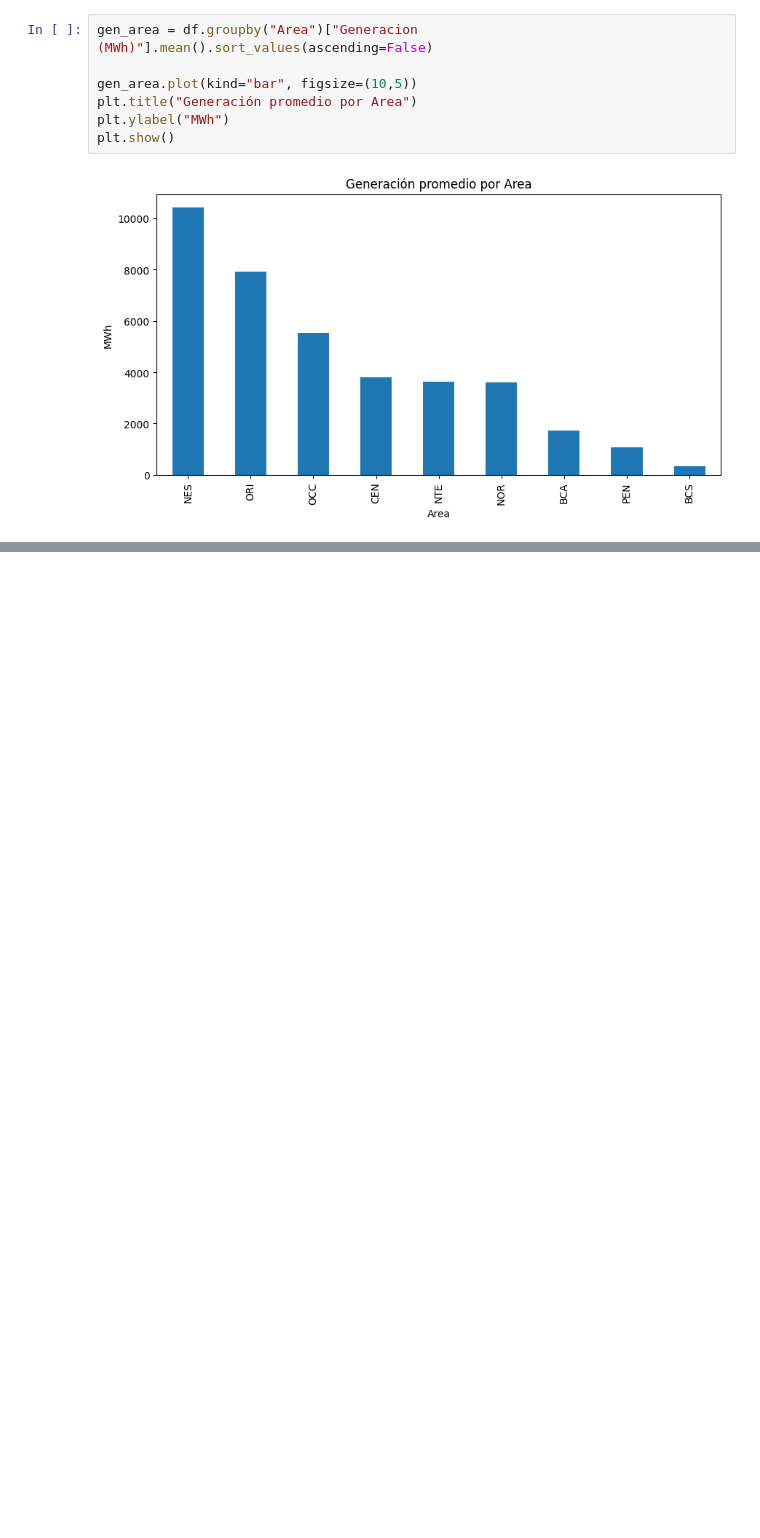
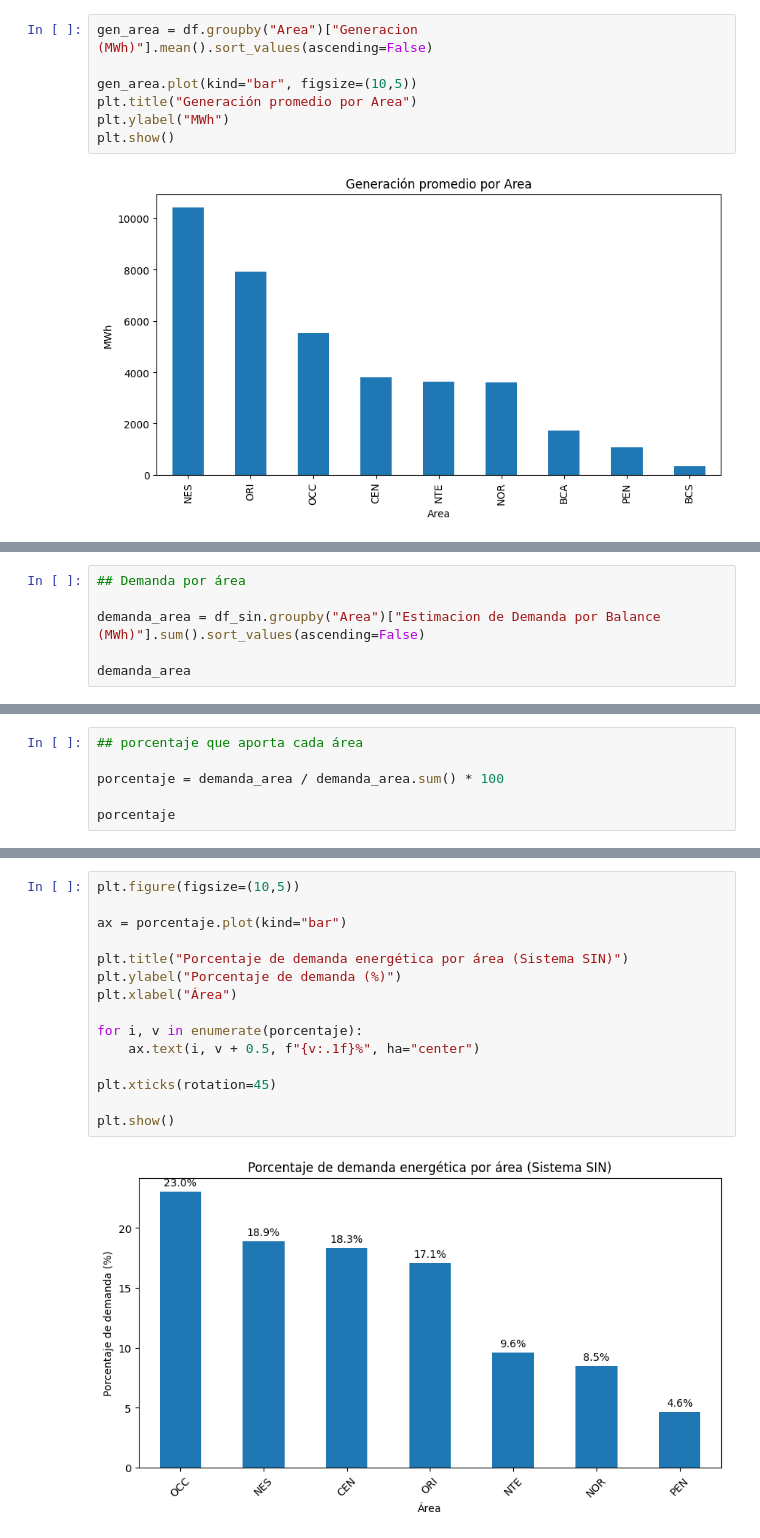
Before and after one commit to UlisesACC/Modelado-Predictivo, a Jupyter notebook: regresion/EDA.ipynb, the cells around one changed output, grey strips where cells are left out. Cells and saved outputs as stored; diff of their text form; blank space fills up the shorter version.

```diff
--- a/regresion/EDA.ipynb
+++ b/regresion/EDA.ipynb
@@ -373,0 +438,6 @@ plt.show()
+# %%
+## Demanda por área
+
+demanda_area = df_sin.groupby("Area")["Estimacion de Demanda por Balance (MWh)"].sum().sort_values(ascending=False)
+
+demanda_area
@@ -373,0 +454,6 @@ plt.show()
+# %%
+## porcentaje que aporta cada área
+
+porcentaje = demanda_area / demanda_area.sum() * 100
+
+porcentaje
@@ -373,0 +470,17 @@ plt.show()
+# %%
+plt.figure(figsize=(10,5))
+
+ax = porcentaje.plot(kind="bar")
+
+plt.title("Porcentaje de demanda energética por área (Sistema SIN)")
+plt.ylabel("Porcentaje de demanda (%)")
+plt.xlabel("Área")
+
+for i, v in enumerate(porcentaje):
+    ax.text(i, v + 0.5, f"{v:.1f}%", ha="center")
+
+plt.xticks(rotation=45)
+
+plt.show()
+# %% [output]
+[figure, added]
```
Also changed, not shown: parts of 9 cells of this notebook, 1 other file.
